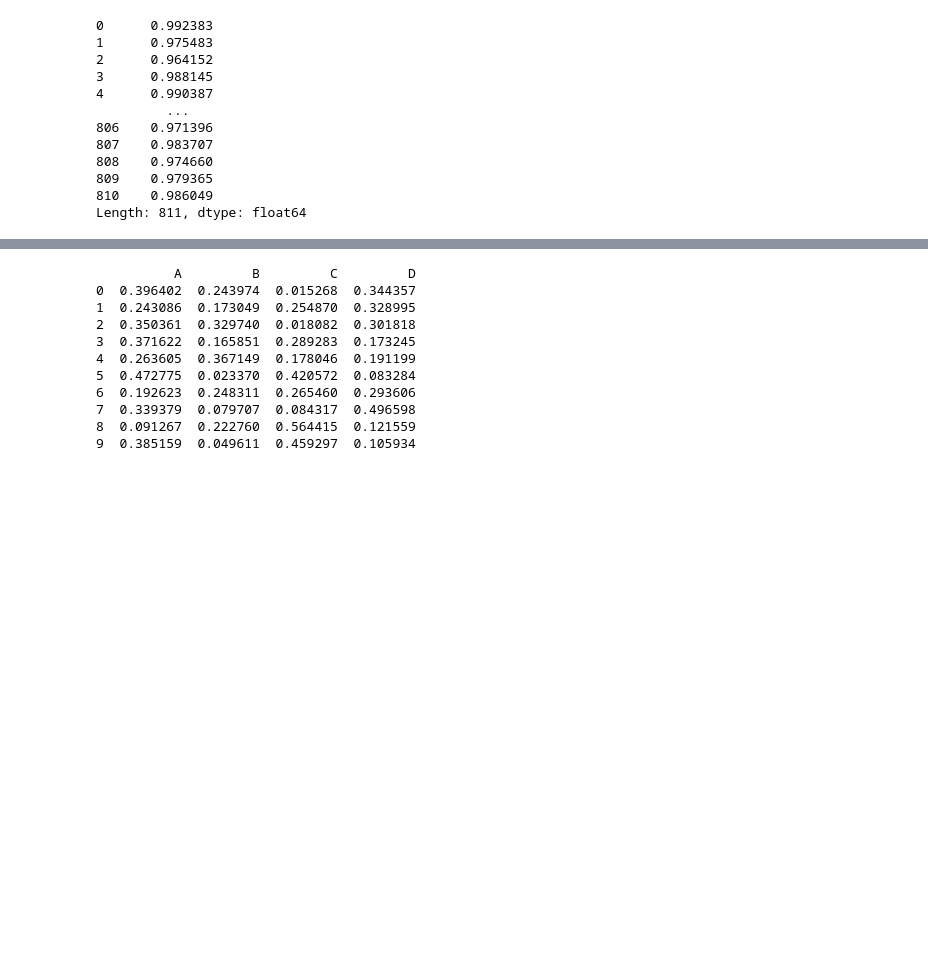
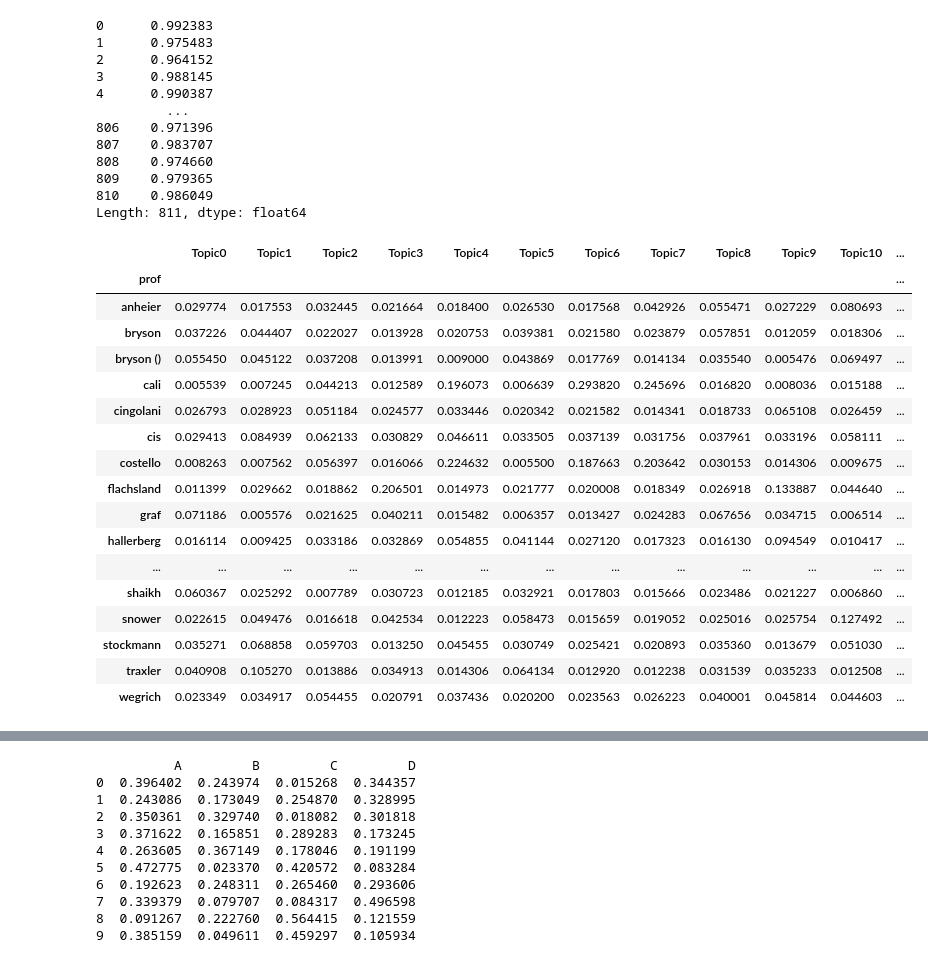
Before and after one commit to esnue/ThesisAllocationSystem, a Jupyter notebook: Visualization.ipynb, the cells around one changed output, grey strips where cells are left out. Drawn from its saved outputs; the diff is of its cells as text; code cells hidden in the pictures; blank space fills up the shorter version.

```diff
--- a/Visualization.ipynb
+++ b/Visualization.ipynb
@@ -126 +119,26 @@ bardat2 = bardat1[bardat1['prof'] == "hammerschmid"]
+# %%
+# Solution 1: Average topic proportions per professor
+bardat2 = bardat1.groupby('prof').mean().reset_index()
+print(bardat2)
+
+bardat2.set_index('prof')
+# %% [output]
+|  | Topic0 | Topic1 | Topic2 | Topic3 | Topic4 | Topic5 | Topic6 | Topic7 | Topic8 | Topic9 | Topic10 | ... |
+| prof |  |  |  |  |  |  |  |  |  |  |  | ... |
+| anheier | 0.029774 | 0.017553 | 0.032445 | 0.021664 | 0.018400 | 0.026530 | 0.017568 | 0.042926 | 0.055471 | 0.027229 | 0.080693 | ... |
+| bryson | 0.037226 | 0.044407 | 0.022027 | 0.013928 | 0.020753 | 0.039381 | 0.021580 | 0.023879 | 0.057851 | 0.012059 | 0.018306 | ... |
+| bryson () | 0.055450 | 0.045122 | 0.037208 | 0.013991 | 0.009000 | 0.043869 | 0.017769 | 0.014134 | 0.035540 | 0.005476 | 0.069497 | ... |
+| cali | 0.005539 | 0.007245 | 0.044213 | 0.012589 | 0.196073 | 0.006639 | 0.293820 | 0.245696 | 0.016820 | 0.008036 | 0.015188 | ... |
+| cingolani | 0.026793 | 0.028923 | 0.051184 | 0.024577 | 0.033446 | 0.020342 | 0.021582 | 0.014341 | 0.018733 | 0.065108 | 0.026459 | ... |
+| cis | 0.029413 | 0.084939 | 0.062133 | 0.030829 | 0.046611 | 0.033505 | 0.037139 | 0.031756 | 0.037961 | 0.033196 | 0.058111 | ... |
+| costello | 0.008263 | 0.007562 | 0.056397 | 0.016066 | 0.224632 | 0.005500 | 0.187663 | 0.203642 | 0.030153 | 0.014306 | 0.009675 | ... |
+| flachsland | 0.011399 | 0.029662 | 0.018862 | 0.206501 | 0.014973 | 0.021777 | 0.020008 | 0.018349 | 0.026918 | 0.133887 | 0.044640 | ... |
+| graf | 0.071186 | 0.005576 | 0.021625 | 0.040211 | 0.015482 | 0.006357 | 0.013427 | 0.024283 | 0.067656 | 0.034715 | 0.006514 | ... |
+| hallerberg | 0.016114 | 0.009425 | 0.033186 | 0.032869 | 0.054855 | 0.041144 | 0.027120 | 0.017323 | 0.016130 | 0.094549 | 0.010417 | ... |
+| ... | ... | ... | ... | ... | ... | ... | ... | ... | ... | ... | ... | ... |
+| shaikh | 0.060367 | 0.025292 | 0.007789 | 0.030723 | 0.012185 | 0.032921 | 0.017803 | 0.015666 | 0.023486 | 0.021227 | 0.006860 | ... |
+| snower | 0.022615 | 0.049476 | 0.016618 | 0.042534 | 0.012223 | 0.058473 | 0.015659 | 0.019052 | 0.025016 | 0.025754 | 0.127492 | ... |
+| stockmann | 0.035271 | 0.068858 | 0.059703 | 0.013250 | 0.045455 | 0.030749 | 0.025421 | 0.020893 | 0.035360 | 0.013679 | 0.051030 | ... |
+| traxler | 0.040908 | 0.105270 | 0.013886 | 0.034913 | 0.014306 | 0.064134 | 0.012920 | 0.012238 | 0.031539 | 0.035233 | 0.012508 | ... |
+| wegrich | 0.023349 | 0.034917 | 0.054455 | 0.020791 | 0.037436 | 0.020200 | 0.023563 | 0.026223 | 0.040001 | 0.045814 | 0.044603 | ... |
 # %%
```
Also changed, not shown: parts of 4 cells of this notebook.
